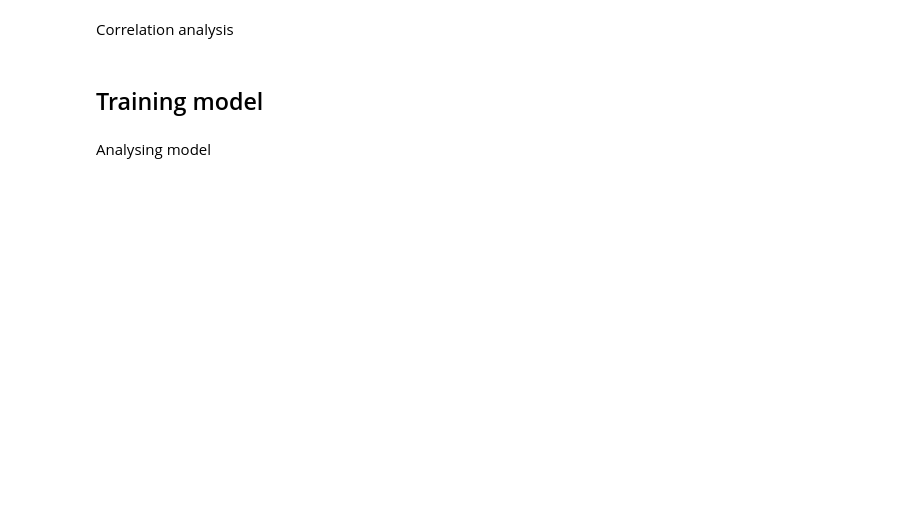
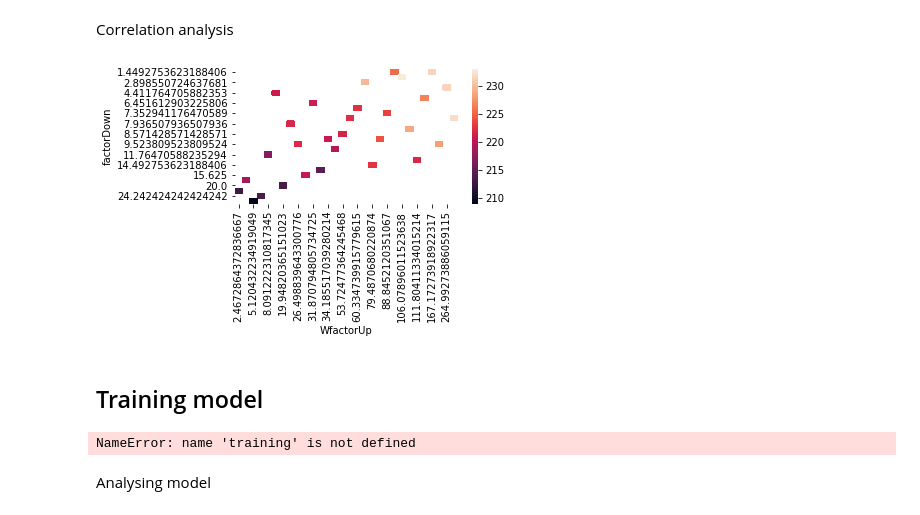
Before and after one commit to darioWorknet/NBA_stats, a Jupyter notebook: one_hot_encoding.ipynb, the cells around one changed output. Saved outputs shown, nothing was run; the diff lists cells and outputs as text; code cells hidden in the pictures; blank space fills up the shorter version.

```diff
--- a/one_hot_encoding.ipynb
+++ b/one_hot_encoding.ipynb
@@ -81,20 +99,22 @@ stats_df.head()
 # %% [markdown]
 Correlation analysis
 # %%
-# x_col = "factorDown"
-# y_col = "factorUp"
-# z_col = "mean"
+x_col = "factorDown"
+y_col = "WfactorUp"
+z_col = "mean"
 
-# # fig, axs = plt.subplots(2, 2, sharex=True, sharey=True)
-# sub_df = stats_df.loc[:, [x_col, y_col, z_col]]
-# # sub_df.drop_duplicates(subset=x_col, inplace=True)
-# # sub_df.drop_duplicates(subset=y_col, inplace=True)
-# pivoted = sub_df.pivot(x_col, y_col, z_col)
+# fig, axs = plt.subplots(2, 2, sharex=True, sharey=True)
+sub_df = stats_df.loc[:, [x_col, y_col, z_col]]
+# sub_df.drop_duplicates(subset=x_col, inplace=True)
+# sub_df.drop_duplicates(subset=y_col, inplace=True)
+pivoted = sub_df.pivot(x_col, y_col, z_col)
 
-# ax = sns.heatmap(pivoted)
+ax = sns.heatmap(pivoted)
 
-# plt.tight_layout()
-# plt.show()
+plt.tight_layout()
+plt.show()
+# %% [output]
+[figure, added]
 # %% [markdown]
 ## Training model
 # %%
@@ -134,20 +162,29 @@ if training: # Train the model
     # Create you neural net
     from keras.models import Sequential
     from keras.layers import Dense
+
+    # Model parameters
+    input_dim = X.shape[1]
+    out_size = y.shape[1]
+
+    # Model creation
     model = Sequential()
-    model.add(Dense(200, input_dim=6, activation='relu')) # 14
-    # model.add(Dense(16, activation='relu'))
-    model.add(Dense(150, activation='relu'))
+    model.add(Dense(200, input_dim=input_dim, activation='relu')) # 14
+    model.add(Dense(160, activation='selu'))
+    model.add(Dense(150, activation='selu'))
     model.add(Dense(120, activation='relu'))
-    model.add(Dense(98, activation='sigmoid'))
+    model.add(Dense(out_size, activation='sigmoid'))
+    model.compile(loss="categorical_crossentropy", optimizer='adam', metrics=['accuracy'])
 
-    model.compile(loss='binary_crossentropy', optimizer='adam', metrics=['accuracy'])
-    # Train model
-    model.fit(X_norm, y, epochs=1400, batch_size=50, shuffle=True, verbose=2)
+    # Model training
+    model.fit(X_norm, y, epochs=200, batch_size=10, shuffle=True, verbose=2)
+
     # Store model
-    model.save('./models/{}'.format(today))
+    model.save('./models/OHE/{}'.format(today))
 else: # Get stored model
-    model = keras.models.load_model('./models'.format(today))
+    model = keras.models.load_model('./models/OHE'.format(today))
+# %% [output]
+NameError: name 'training' is not defined
 # %% [markdown]
 Analysing model
 # %%
```
Also changed, not shown: parts of 8 cells of this notebook.
